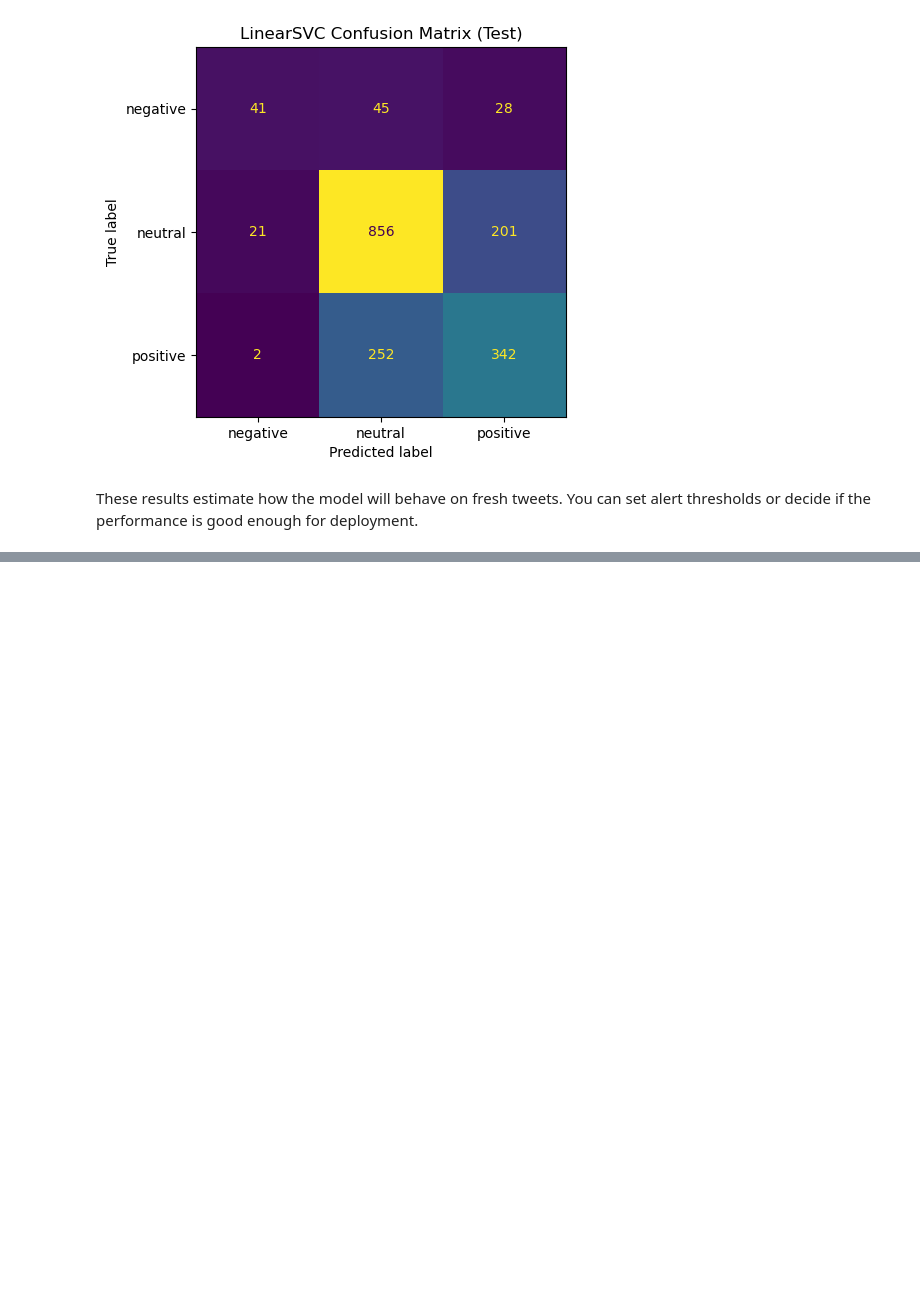
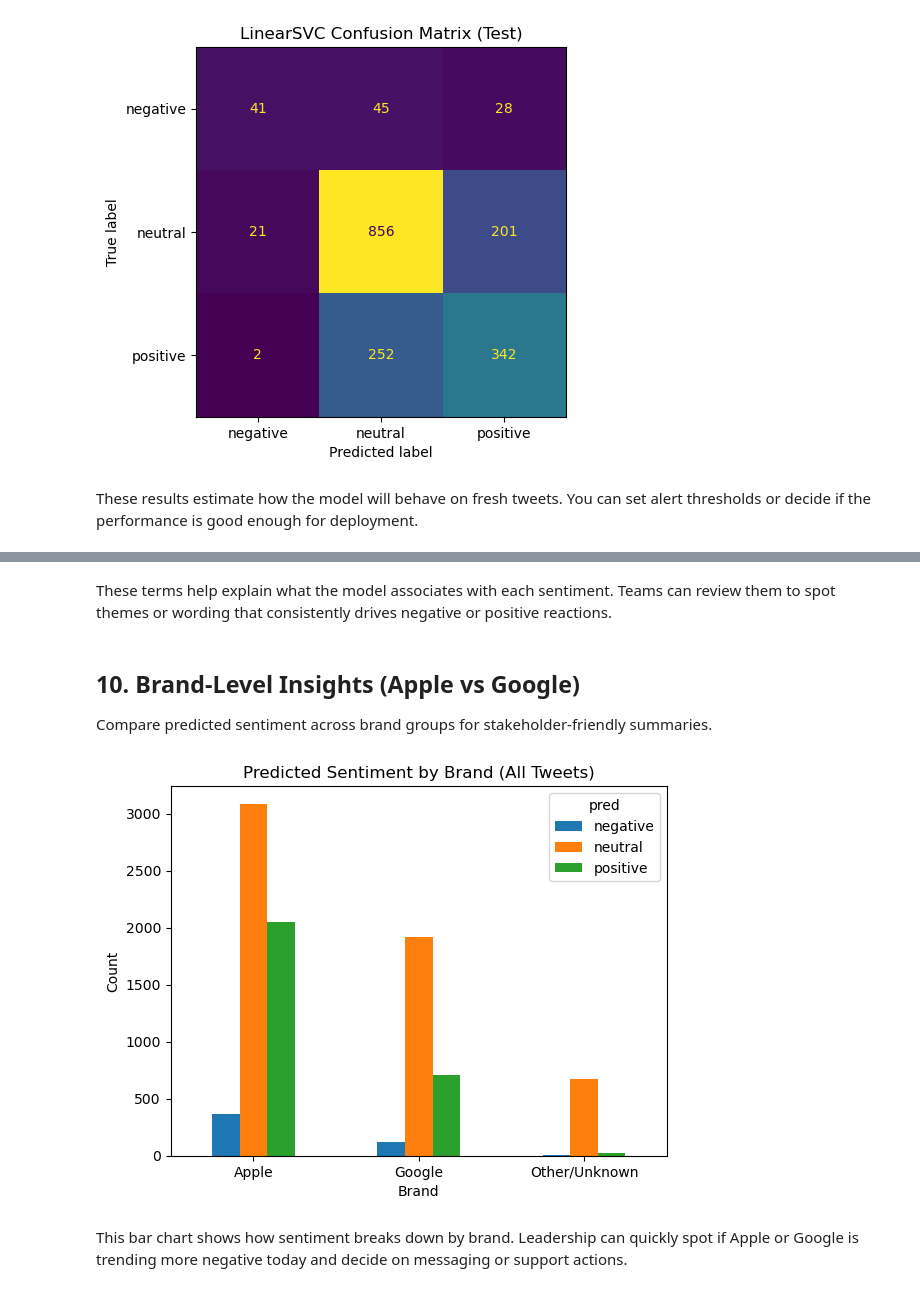
Before and after one commit to Mirriam-Tech/Phase_4_Group1_NLP_Project, a Jupyter notebook: Phase4_NLP_Twitter_Sentiment_Apple_Google.ipynb, the cells around one changed output, grey strips where cells are left out. Saved outputs shown, nothing was run; the diff lists cells and outputs as text; code cells hidden in the pictures; blank space fills up the shorter version.

Commit message:
Final notebook by group

```diff
--- a/Phase4_NLP_Twitter_Sentiment_Apple_Google-2 copy.ipynb
+++ b/Phase4_NLP_Twitter_Sentiment_Apple_Google.ipynb
@@ -572,0 +611,34 @@ These results estimate how the model will behave on fresh tweets. You can set al
+# %% [markdown]
+These terms help explain what the model associates with each sentiment. Teams can review them to spot themes or wording that consistently drives negative or positive reactions.
+# %% [markdown]
+## 10. Brand-Level Insights (Apple vs Google)
+
+Compare predicted sentiment across brand groups for stakeholder‑friendly summaries.
+# %%
+brand_preds = best_svc.predict(X_multi)
+brand_df = pd.DataFrame({
+    "brand": df_multi["brand_coarse"].values,
+    "true": y_multi,
+    "pred": brand_preds
+})
+
+def plot_brand_distribution(df_in, col="pred", title="Predicted Sentiment by Brand"):
+    counts = (df_in.groupby(["brand", col]).size()
+              .reset_index(name="count"))
+    pivot = counts.pivot(index="brand", columns=col, values="count").fillna(0)
+    for colname in ["negative","neutral","positive"]:
+        if colname not in pivot.columns:
+            pivot[colname] = 0
+    pivot = pivot[["negative", "neutral", "positive"]]
+    pivot = pivot.reindex(["Apple", "Google", "Other/Unknown"]).fillna(0)
+    ax = pivot.plot(kind="bar", rot=0)
+    plt.title(title)
+    plt.xlabel("Brand")
+    plt.ylabel("Count")
+    plt.show()
+
+plot_brand_distribution(brand_df, col="pred", title="Predicted Sentiment by Brand (All Tweets)")
+# %% [output]
+[figure, added]
+# %% [markdown]
+This bar chart shows how sentiment breaks down by brand. Leadership can quickly spot if Apple or Google is trending more negative today and decide on messaging or support actions.
```
Also changed, not shown: parts of 6 cells of this notebook, 1 other file.
